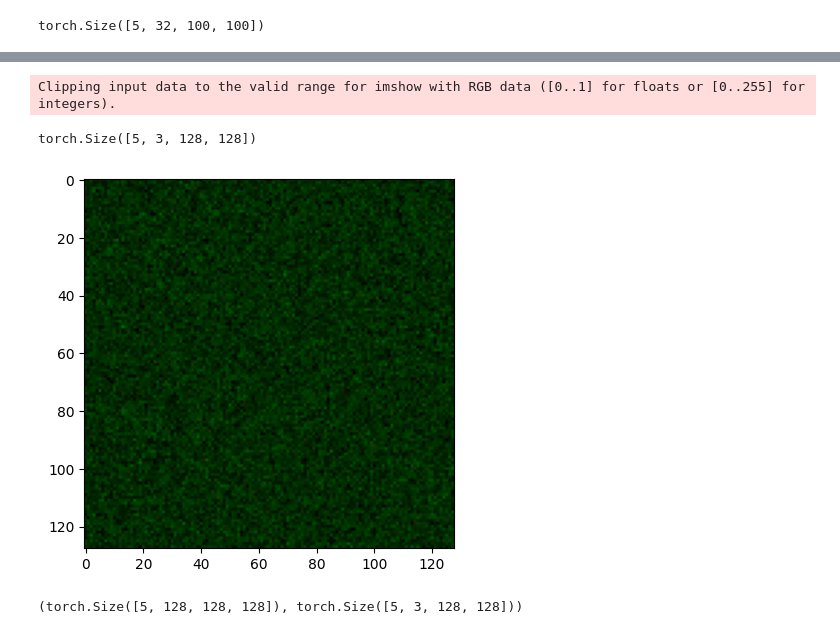
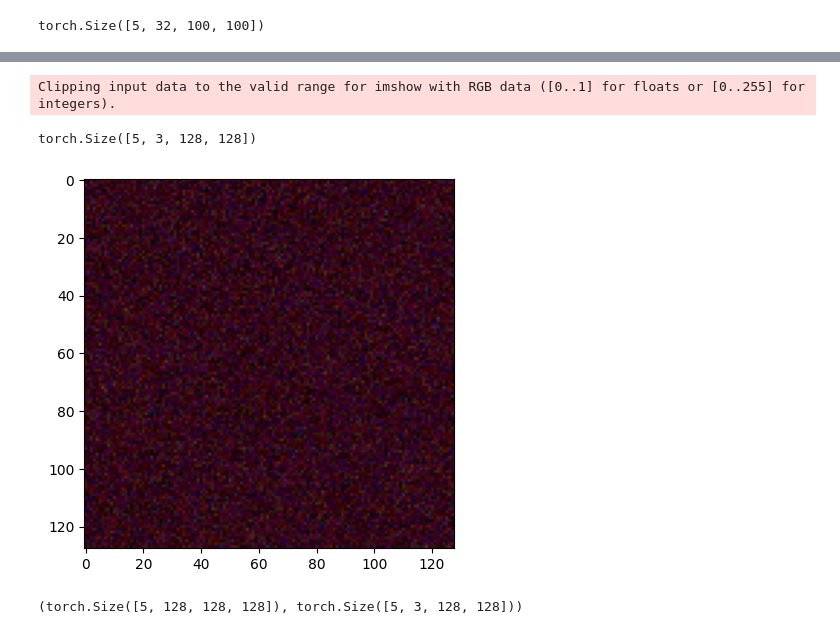
Before and after one commit to Mafaz03/StyleGAN-T, a Jupyter notebook: notebooks/Networks/Generator.ipynb, the cells around one changed output, grey strips where cells are left out. Saved outputs shown, nothing was run; the diff lists cells and outputs as text; code cells hidden in the pictures.

```diff
--- a/notebooks/Networks/Generator.ipynb
+++ b/notebooks/Networks/Generator.ipynb
@@ -445,17 +444,16 @@ class ToRGBLayer(nn.Module):
 # %%
 x = torch.rand(5, 64, 128, 128)
 w = torch.rand(5, 512)
 
 torgblayer = ToRGBLayer(in_channels=64, out_channels=3, w_dim=512)
 out = torgblayer(x, w)
 print(out.shape)
 
-plt.imshow(out[0].permute(1,2,0).detach())
-plt.show()
+show_one(out[1])
 # %% [output]
 Clipping input data to the valid range for imshow with RGB data ([0..1] for floats or [0..255] for integers).
 torch.Size([5, 3, 128, 128])
-[figure, old version]
+[figure, new version]
 # %%
 class SynthesisBlock(nn.Module):
     def __init__(self, in_channels: int, out_channels: int, w_dim: int, resolution: int, img_channels: int,
```
Also changed, not shown: parts of 7 cells of this notebook, 3 other files.
